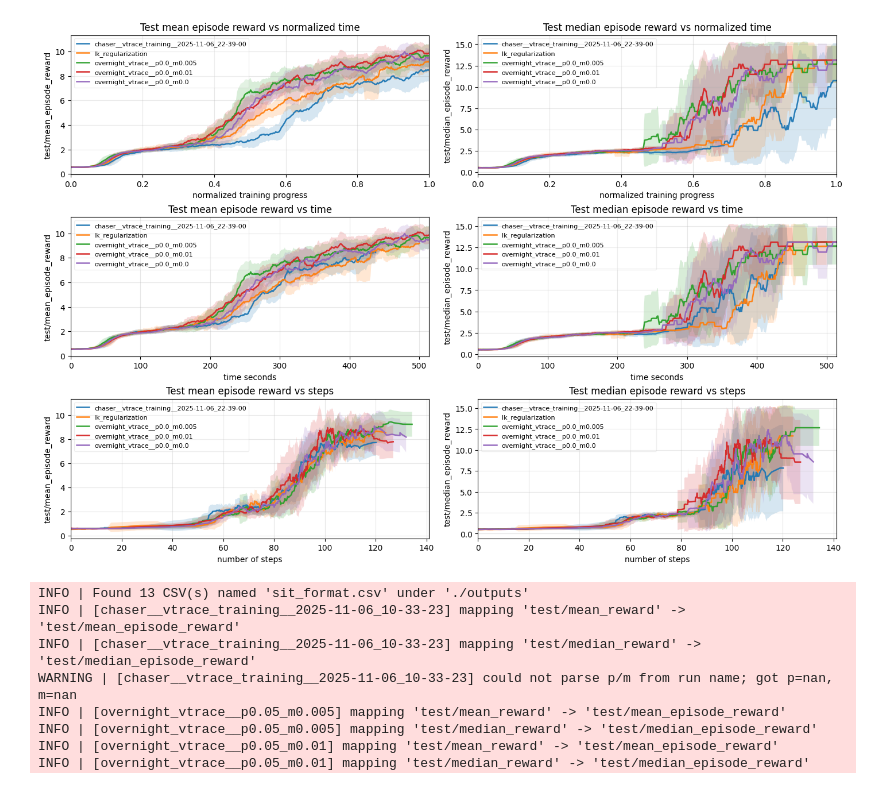
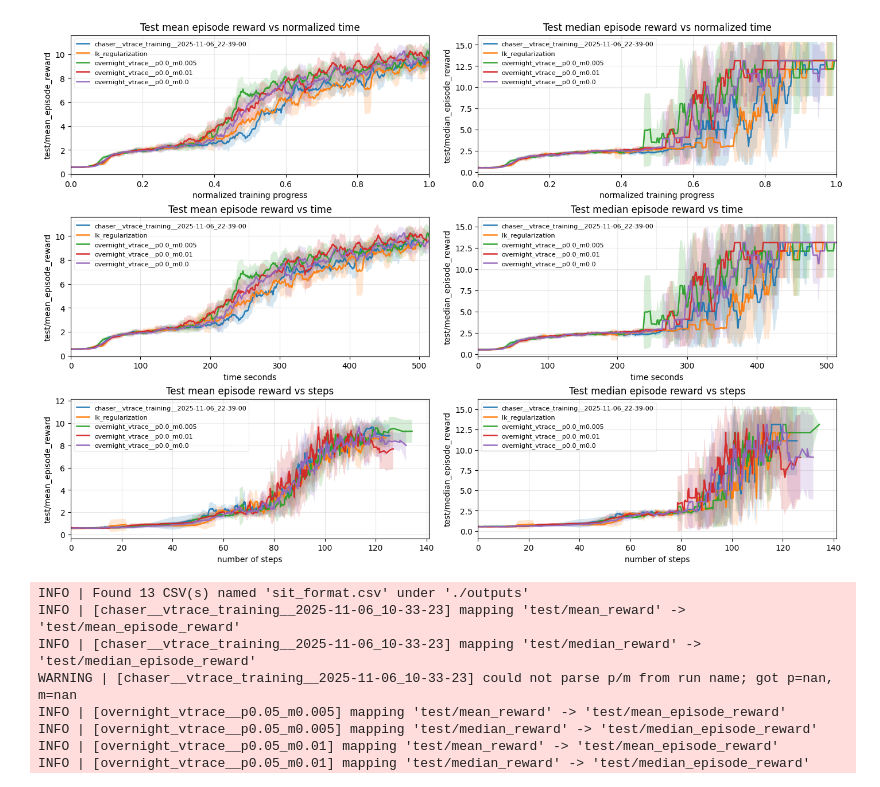
Before and after one commit to LucaZwahlen/RL25-project-19, a Jupyter notebook: simple_visuals.ipynb, the cells around one changed output. Saved outputs shown, nothing was run; the diff lists cells and outputs as text; code cells hidden in the pictures.

```diff
--- a/simple_visuals.ipynb
+++ b/simple_visuals.ipynb
@@ -25,7 +25,7 @@ PLOTS = [
     {"x": "steps", "y": Y_MEDIAN, "xlabel": "number of steps", "ylabel": Y_MEDIAN, "title": "Test median episode reward vs steps"},
 ]
 
-ROLL_WINDOW = 21
+ROLL_WINDOW = 10
 UNCERTAINTY_SCALE = 1.0
 BAND_ALPHA = 0.18
 
@@ -213,34 +213,34 @@ def plot_runs(ax, df, runs, x, y, xlabel, ylabel, title):
         ax.set_xlim(0, xmax)
     elif x == "t":
         xmax = np.nanmax(df["t"].values)
         if np.isfinite(xmax):
             ax.set_xlim(0, xmax)
     elif x == "steps":
         xmax = np.nanmax(df["steps"].values)
         if np.isfinite(xmax):
             ax.set_xlim(left=0)
     ax.grid(True, alpha=0.3)
     if plotted_any:
         ax.legend(loc="best", fontsize=8, framealpha=0.3)
     else:
         logger.warning(f"Nothing plotted for '{title}' y='{y}' across all runs")
 
 df = load_runs(ROOT_DIR)
 
 if df.empty:
     print(f"No {CSV_NAME} files with test rewards found under: {ROOT_DIR}")
 else:
     runs = df["run"].unique().tolist()
     rows, cols = 3, 2
     fig, axes = plt.subplots(rows, cols, figsize=(14, 9.5), constrained_layout=True)
     axes = axes.flatten()
     for i, cfg in enumerate(PLOTS):
         plot_runs(axes[i], df, runs, **cfg)
     for j in range(len(PLOTS), rows*cols):
         fig.delaxes(axes[j])
     plt.show()
 # %% [output]
-[figure, old version]
+[figure, new version]
 # %%
 import os
 import re
```
Also changed, not shown: parts of 1 cell of this notebook, 3 other files.
